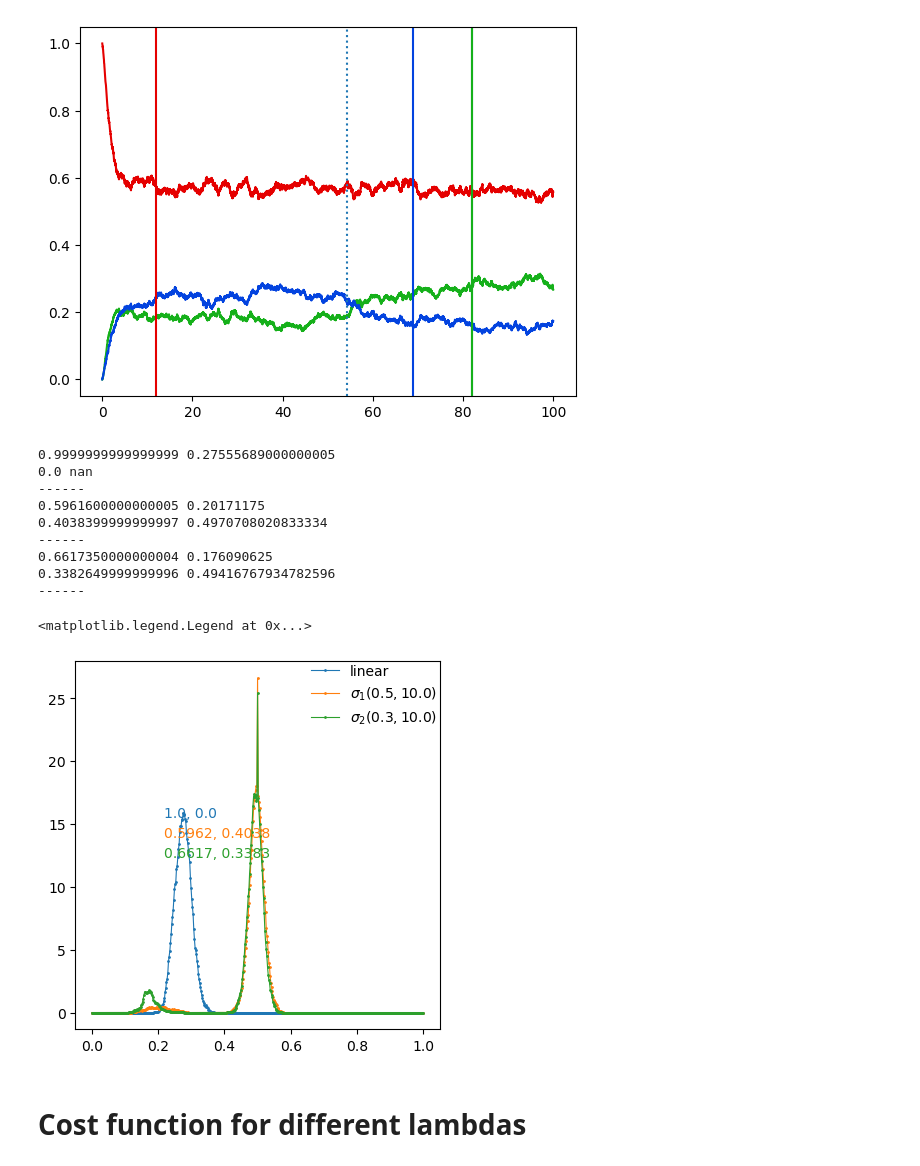
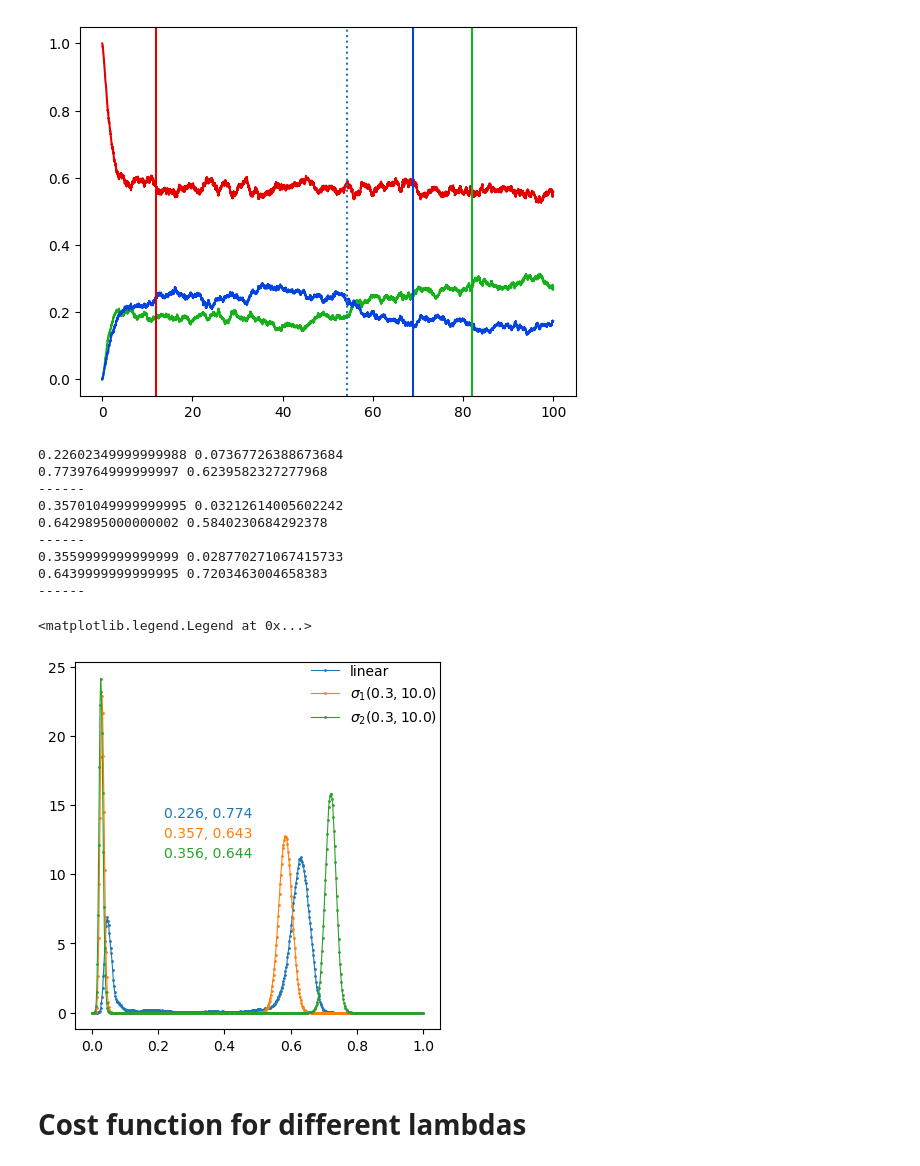
Before and after one commit to dmarchp/TFM_code, a Jupyter notebook: gillespie_sim_ci/cost_function.ipynb, the cells around one changed output. Cells and saved outputs as stored; diff of their text form; code cells hidden in the pictures.

```diff
--- a/gillespie_sim_ci/cost_function.ipynb
+++ b/gillespie_sim_ci/cost_function.ipynb
@@ -82,11 +83,12 @@ tssAvg    54.333333
 Name: 77, dtype: float64
 [figure]
 # %%
-pis, qs, l, lci = [0.1, 0.1], [9.0, 10.0], 0.1, 0.5 # to do cost function data for the lci 0.5 cases
+pis, qs, l, lci = [0.1, 0.1], [9.0, 10.0], 0.3, 1.0 # to do cost function data for the lci 0.5 cases
 N, ic = 1000, 'N'
 
-# ci_kwargs_list = [[0, ], [1, 0.3, 10.0], [2, 0.3, 10.0]]
-ci_kwargs_list = [[0, ], [1, 0.5, 10.0], [2, 0.3, 10.0]]
+ci_kwargs_list = [[0, ], [1, 0.3, 10.0], [2, 0.3, 10.0]]
+# ci_kwargs_list = [[0, ], [1, 0.5, 10.0], [2, 0.3, 10.0]]
+# ci_kwargs_list = [[0, ], [1, 0.3, 15.0], [2, 0.3, 10.0]]
 # ci_kwargs_list = [[0, ], [1, 0.3, 500.0], [2, 0.3, 500.0]]
 # ci_kwargs_list = [[0, ], [1, 0.5, 10.0], [2, 0.5, 10.0]]
 # ci_kwargs_list = [[0, ], [1, 0.5, 500.0], [2, 0.5, 500.0]]
@@ -102,40 +104,40 @@ for ci_kwargs in ci_kwargs_list:
     else:
         species.append(fr"$\sigma_{ci_kwargs[0]} ({ci_kwargs[1]}, {ci_kwargs[2]})$")
 
 peaksCut = 0.4
 peaksAvg = []
 peaksProb = []
 fig, ax = plt.subplots(1,1,figsize=(4,4), constrained_layout=True)
 for i,(ci_kwargs,cilabel) in enumerate(zip(ci_kwargs_list,species)):
     ci_kwargs_chain = '_'.join([str(cikw) for cikw in ci_kwargs])
     ssdata_df = pd.read_csv(f'{resPath}/ss_data_from_sim_results_evos_pis_{pichain}_qs_{qchain}_l_{l}_lci_{lci}_cikw_{ci_kwargs_chain}_N_{N}_ic_{ic}.csv')
     fdata = np.array(ssdata_df['f2'])
     hist, bin_edges = np.histogram(fdata, bins=499, range=(0,1.0), density=True)
     bin_centers = (bin_edges[1:] + bin_edges[:-1])/2
     binWidth = bin_edges[1]-bin_edges[0]
     ln, = ax.plot(bin_centers, hist, marker='.', ms=2, lw=0.8, label=cilabel)
     prob1, ssval1 = sum(hist[bin_centers<0.5]*binWidth), np.average(fdata[fdata<peaksCut])
     prob2, ssval2 = sum(hist[bin_centers>=0.5]*binWidth), np.average(fdata[fdata>=peaksCut])
     fig.text(0.3, 0.6-0.05*i, f'{round(prob1,4)}, {round(prob2,4)}', color=ln.get_color())
     print(prob1, ssval1)
     print(prob2, ssval2)
     print('------')
     peaksAvg.extend([ssval1, ssval2])
     peaksProb.extend([prob1, prob2])
 
 fig.legend(frameon=False)
 # %% [output]
-0.9999999999999999 0.27555689000000005
-0.0 nan
+0.22602349999999988 0.07367726388673684
+0.7739764999999997 0.6239582327277968
 ------
-0.5961600000000005 0.20171175
-0.4038399999999997 0.4970708020833334
+0.35701049999999995 0.03212614005602242
+0.6429895000000002 0.5840230684292378
 ------
-0.6617350000000004 0.176090625
-0.3382649999999996 0.49416767934782596
+0.3559999999999999 0.028770271067415733
+0.6439999999999995 0.7203463004658383
 ------
 <matplotlib.legend.Legend at 0x...>
-[figure, old version]
+[figure, new version]
 # %%
 pichain = '_'.join([str(pi) for pi in pis])
 qchain = '_'.join([str(q) for q in qs])
```
Also changed, not shown: parts of 8 cells of this notebook, 3 other files.
